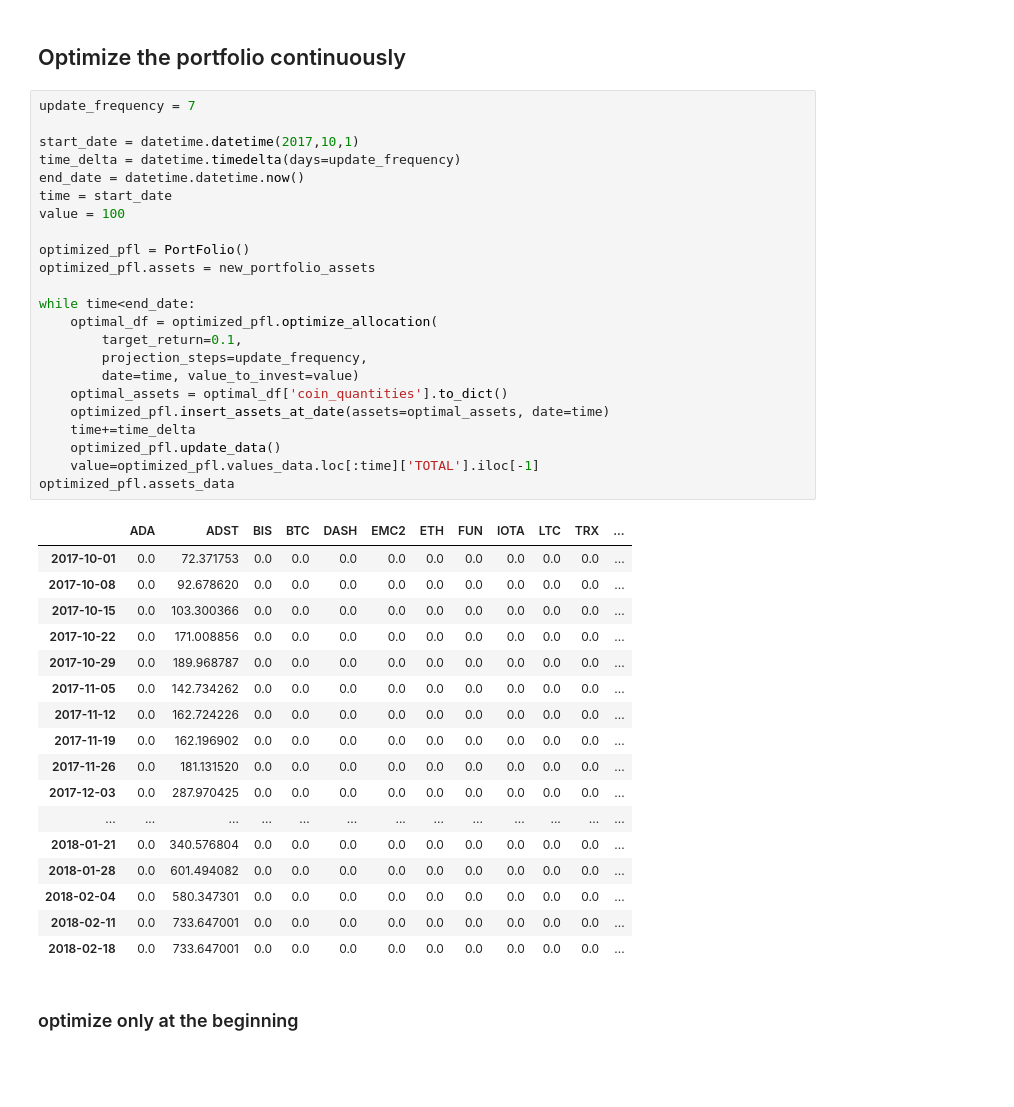
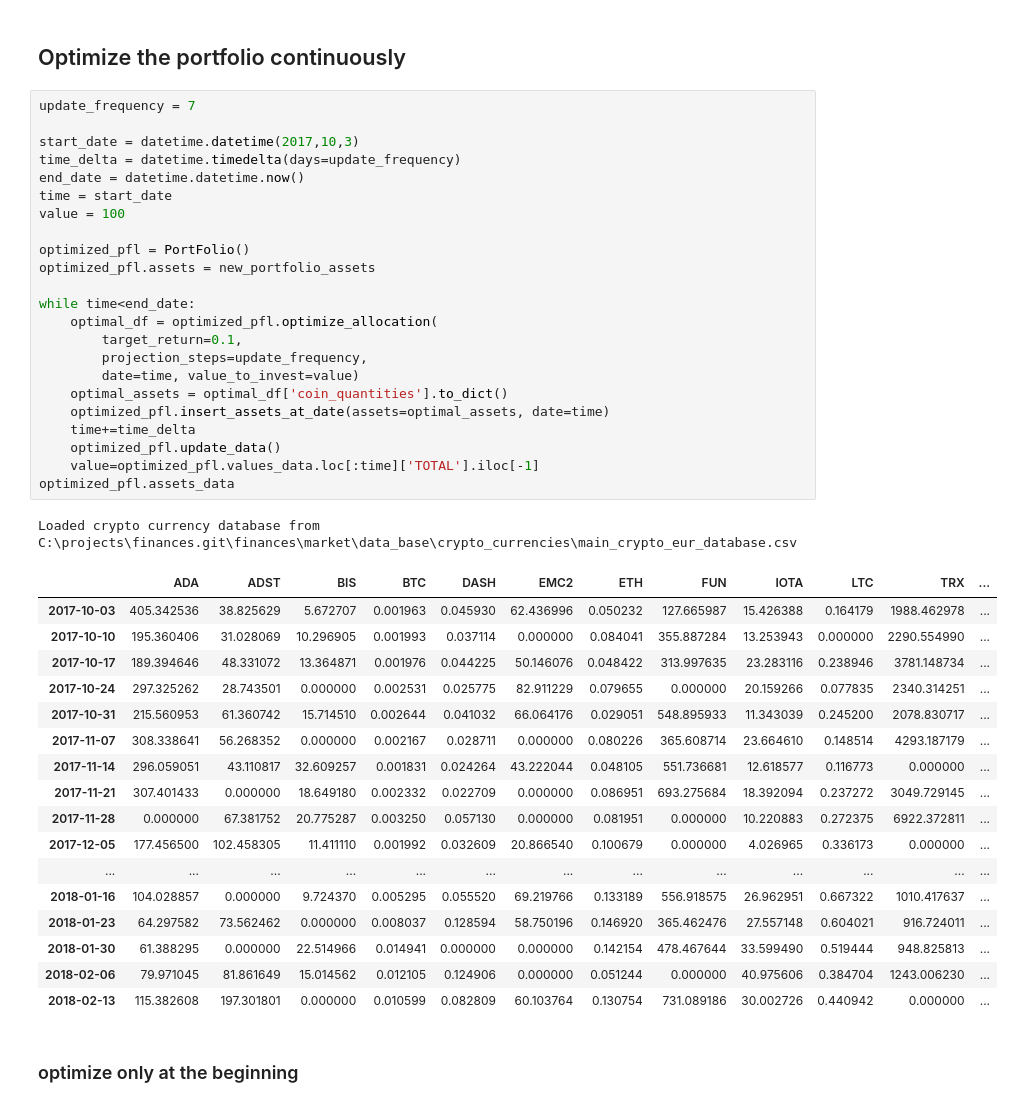
Before and after one commit to dxcv/finances, a Jupyter notebook: finances/studies/portfolios/analyse_portfolio_performance.ipynb, the cells around one changed output. Cells and saved outputs as stored; diff of their text form; blank space fills up the shorter version.

```diff
--- a/finances/studies/portfolios/analyse_portfolio_performance.ipynb
+++ b/finances/studies/portfolios/analyse_portfolio_performance.ipynb
@@ -95,44 +95,45 @@ myportfolio.assets_data
 # %%
 update_frequency = 7
 
-start_date = datetime.datetime(2017,10,1)
+start_date = datetime.datetime(2017,10,3)
 time_delta = datetime.timedelta(days=update_frequency)
 end_date = datetime.datetime.now()
 time = start_date
 value = 100
 
 optimized_pfl = PortFolio()
 optimized_pfl.assets = new_portfolio_assets
 
 while time<end_date:
     optimal_df = optimized_pfl.optimize_allocation(
         target_return=0.1,
         projection_steps=update_frequency,
         date=time, value_to_invest=value)
     optimal_assets = optimal_df['coin_quantities'].to_dict()
     optimized_pfl.insert_assets_at_date(assets=optimal_assets, date=time)
     time+=time_delta
     optimized_pfl.update_data()
     value=optimized_pfl.values_data.loc[:time]['TOTAL'].iloc[-1]
 optimized_pfl.assets_data
 # %% [output]
+Loaded crypto currency database from C:\projects\finances.git\finances\market\data_base\crypto_currencies\main_crypto_eur_database.csv
 |  | ADA | ADST | BIS | BTC | DASH | EMC2 | ETH | FUN | IOTA | LTC | TRX | ... |
-| 2017-10-01 | 0.0 | 72.371753 | 0.0 | 0.0 | 0.0 | 0.0 | 0.0 | 0.0 | 0.0 | 0.0 | 0.0 | ... |
-| 2017-10-08 | 0.0 | 92.678620 | 0.0 | 0.0 | 0.0 | 0.0 | 0.0 | 0.0 | 0.0 | 0.0 | 0.0 | ... |
-| 2017-10-15 | 0.0 | 103.300366 | 0.0 | 0.0 | 0.0 | 0.0 | 0.0 | 0.0 | 0.0 | 0.0 | 0.0 | ... |
-| 2017-10-22 | 0.0 | 171.008856 | 0.0 | 0.0 | 0.0 | 0.0 | 0.0 | 0.0 | 0.0 | 0.0 | 0.0 | ... |
-| 2017-10-29 | 0.0 | 189.968787 | 0.0 | 0.0 | 0.0 | 0.0 | 0.0 | 0.0 | 0.0 | 0.0 | 0.0 | ... |
-| 2017-11-05 | 0.0 | 142.734262 | 0.0 | 0.0 | 0.0 | 0.0 | 0.0 | 0.0 | 0.0 | 0.0 | 0.0 | ... |
-| 2017-11-12 | 0.0 | 162.724226 | 0.0 | 0.0 | 0.0 | 0.0 | 0.0 | 0.0 | 0.0 | 0.0 | 0.0 | ... |
-| 2017-11-19 | 0.0 | 162.196902 | 0.0 | 0.0 | 0.0 | 0.0 | 0.0 | 0.0 | 0.0 | 0.0 | 0.0 | ... |
-| 2017-11-26 | 0.0 | 181.131520 | 0.0 | 0.0 | 0.0 | 0.0 | 0.0 | 0.0 | 0.0 | 0.0 | 0.0 | ... |
-| 2017-12-03 | 0.0 | 287.970425 | 0.0 | 0.0 | 0.0 | 0.0 | 0.0 | 0.0 | 0.0 | 0.0 | 0.0 | ... |
+| 2017-10-03 | 405.342536 | 38.825629 | 5.672707 | 0.001963 | 0.045930 | 62.436996 | 0.050232 | 127.665987 | 15.426388 | 0.164179 | 1988.462978 | ... |
+| 2017-10-10 | 195.360406 | 31.028069 | 10.296905 | 0.001993 | 0.037114 | 0.000000 | 0.084041 | 355.887284 | 13.253943 | 0.000000 | 2290.554990 | ... |
+| 2017-10-17 | 189.394646 | 48.331072 | 13.364871 | 0.001976 | 0.044225 | 50.146076 | 0.048422 | 313.997635 | 23.283116 | 0.238946 | 3781.148734 | ... |
+| 2017-10-24 | 297.325262 | 28.743501 | 0.000000 | 0.002531 | 0.025775 | 82.911229 | 0.079655 | 0.000000 | 20.159266 | 0.077835 | 2340.314251 | ... |
+| 2017-10-31 | 215.560953 | 61.360742 | 15.714510 | 0.002644 | 0.041032 | 66.064176 | 0.029051 | 548.895933 | 11.343039 | 0.245200 | 2078.830717 | ... |
+| 2017-11-07 | 308.338641 | 56.268352 | 0.000000 | 0.002167 | 0.028711 | 0.000000 | 0.080226 | 365.608714 | 23.664610 | 0.148514 | 4293.187179 | ... |
+| 2017-11-14 | 296.059051 | 43.110817 | 32.609257 | 0.001831 | 0.024264 | 43.222044 | 0.048105 | 551.736681 | 12.618577 | 0.116773 | 0.000000 | ... |
+| 2017-11-21 | 307.401433 | 0.000000 | 18.649180 | 0.002332 | 0.022709 | 0.000000 | 0.086951 | 693.275684 | 18.392094 | 0.237272 | 3049.729145 | ... |
+| 2017-11-28 | 0.000000 | 67.381752 | 20.775287 | 0.003250 | 0.057130 | 0.000000 | 0.081951 | 0.000000 | 10.220883 | 0.272375 | 6922.372811 | ... |
+| 2017-12-05 | 177.456500 | 102.458305 | 11.411110 | 0.001992 | 0.032609 | 20.866540 | 0.100679 | 0.000000 | 4.026965 | 0.336173 | 0.000000 | ... |
 | ... | ... | ... | ... | ... | ... | ... | ... | ... | ... | ... | ... | ... |
-| 2018-01-21 | 0.0 | 340.576804 | 0.0 | 0.0 | 0.0 | 0.0 | 0.0 | 0.0 | 0.0 | 0.0 | 0.0 | ... |
-| 2018-01-28 | 0.0 | 601.494082 | 0.0 | 0.0 | 0.0 | 0.0 | 0.0 | 0.0 | 0.0 | 0.0 | 0.0 | ... |
-| 2018-02-04 | 0.0 | 580.347301 | 0.0 | 0.0 | 0.0 | 0.0 | 0.0 | 0.0 | 0.0 | 0.0 | 0.0 | ... |
-| 2018-02-11 | 0.0 | 733.647001 | 0.0 | 0.0 | 0.0 | 0.0 | 0.0 | 0.0 | 0.0 | 0.0 | 0.0 | ... |
-| 2018-02-18 | 0.0 | 733.647001 | 0.0 | 0.0 | 0.0 | 0.0 | 0.0 | 0.0 | 0.0 | 0.0 | 0.0 | ... |
+| 2018-01-16 | 104.028857 | 0.000000 | 9.724370 | 0.005295 | 0.055520 | 69.219766 | 0.133189 | 556.918575 | 26.962951 | 0.667322 | 1010.417637 | ... |
+| 2018-01-23 | 64.297582 | 73.562462 | 0.000000 | 0.008037 | 0.128594 | 58.750196 | 0.146920 | 365.462476 | 27.557148 | 0.604021 | 916.724011 | ... |
+| 2018-01-30 | 61.388295 | 0.000000 | 22.514966 | 0.014941 | 0.000000 | 0.000000 | 0.142154 | 478.467644 | 33.599490 | 0.519444 | 948.825813 | ... |
+| 2018-02-06 | 79.971045 | 81.861649 | 15.014562 | 0.012105 | 0.124906 | 0.000000 | 0.051244 | 0.000000 | 40.975606 | 0.384704 | 1243.006230 | ... |
+| 2018-02-13 | 115.382608 | 197.301801 | 0.000000 | 0.010599 | 0.082809 | 60.103764 | 0.130754 | 731.089186 | 30.002726 | 0.440942 | 0.000000 | ... |
 # %% [markdown]
 ### optimize only at the beginning
 # %%
```
Also changed, not shown: parts of 3 cells of this notebook, 2 other files.
